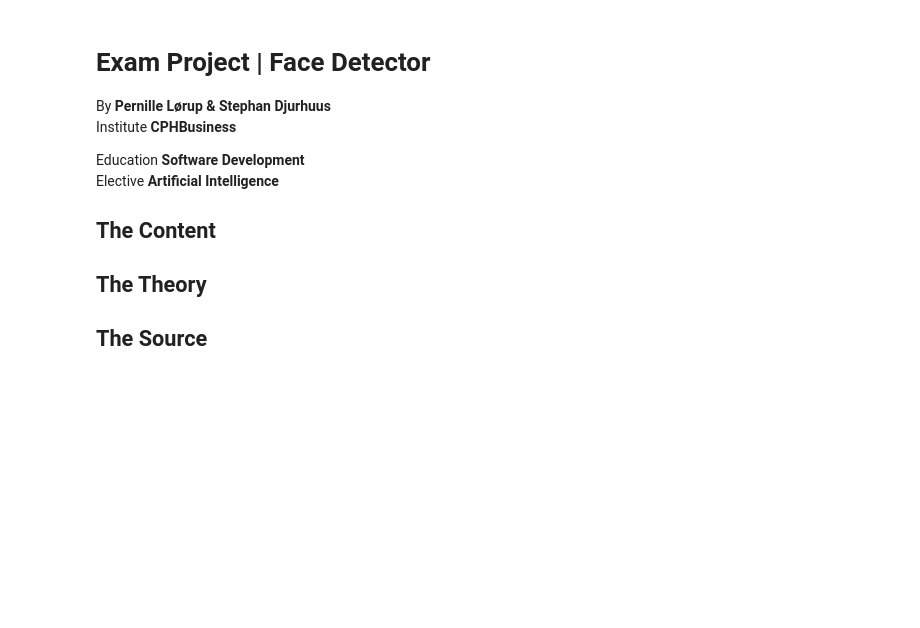
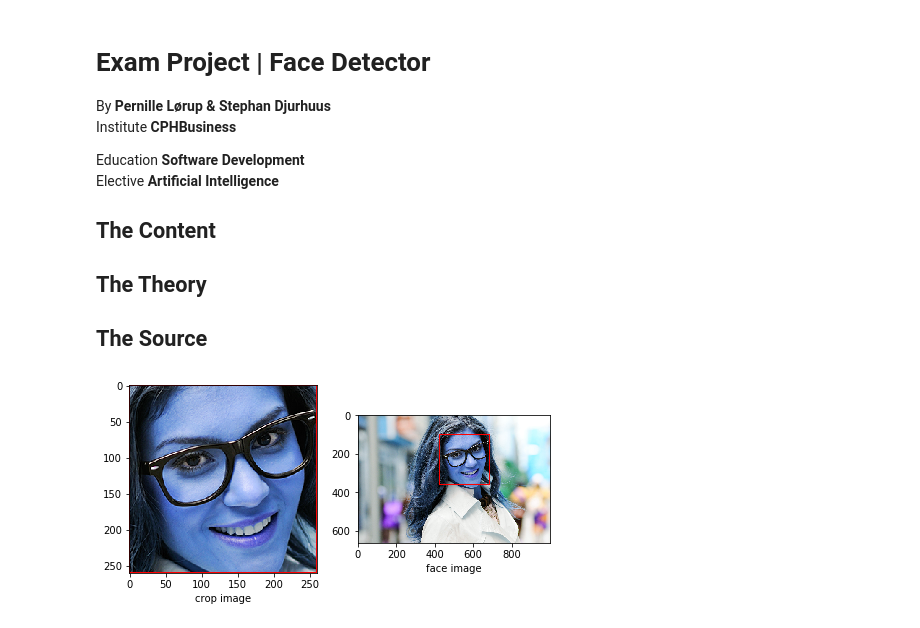
Before and after one commit to BA-Software-Development-Ed/ai-exam-project, a Jupyter notebook: src/notebooks/FaceDetector.ipynb, the cells around one changed output. Cells and saved outputs as stored; diff of their text form; code cells hidden in the pictures; blank space fills up the shorter version.

Commit message:
face recognition notebook

```diff
--- a/src/notebooks/FaceDetector.ipynb
+++ b/src/notebooks/FaceDetector.ipynb
@@ -43,13 +63,23 @@ class FaceDetector:
         cv2.rectangle(image, (x, y), (x+w, y+h), (255, 0, 0), 2)
         return image
 # %%
-image_path = '../storage/profil-1.png'
+image_path = '../data/face-data/detection1.jpg'
 image = cv2.imread(image_path)
 
 face_detector = FaceDetector('FACE_DEFAULT')
 crop_image = face_detector.crop(image)
-face_image = face_detector.detect(image)
-
-cv2.imshow('tosse bandit', face_image)
-cv2.imshow('tosse crop', crop_image)
-cv2.waitKey()
+face_image = face_detector.mark(image)
+# %%
+plt.figure(figsize=(20,20))
+
+plt.subplot(5, 5, 1)
+plt.xlabel('crop image')
+plt.imshow(crop_image)
+
+plt.subplot(5, 5, 2)
+plt.xlabel('face image')
+plt.imshow(face_image)
+
+plt.show()
+# %% [output]
+[figure, added]
```
Also changed, not shown: parts of 4 cells of this notebook, 36 other files.
